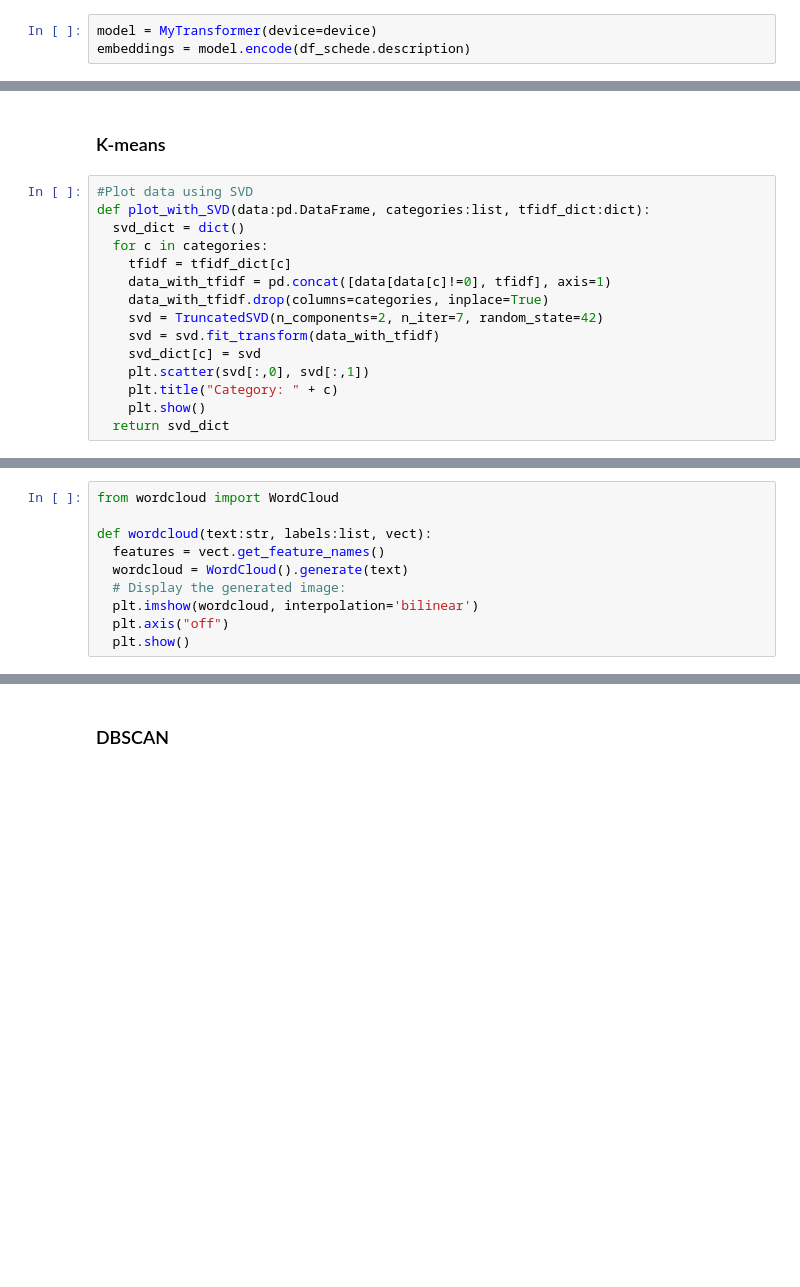
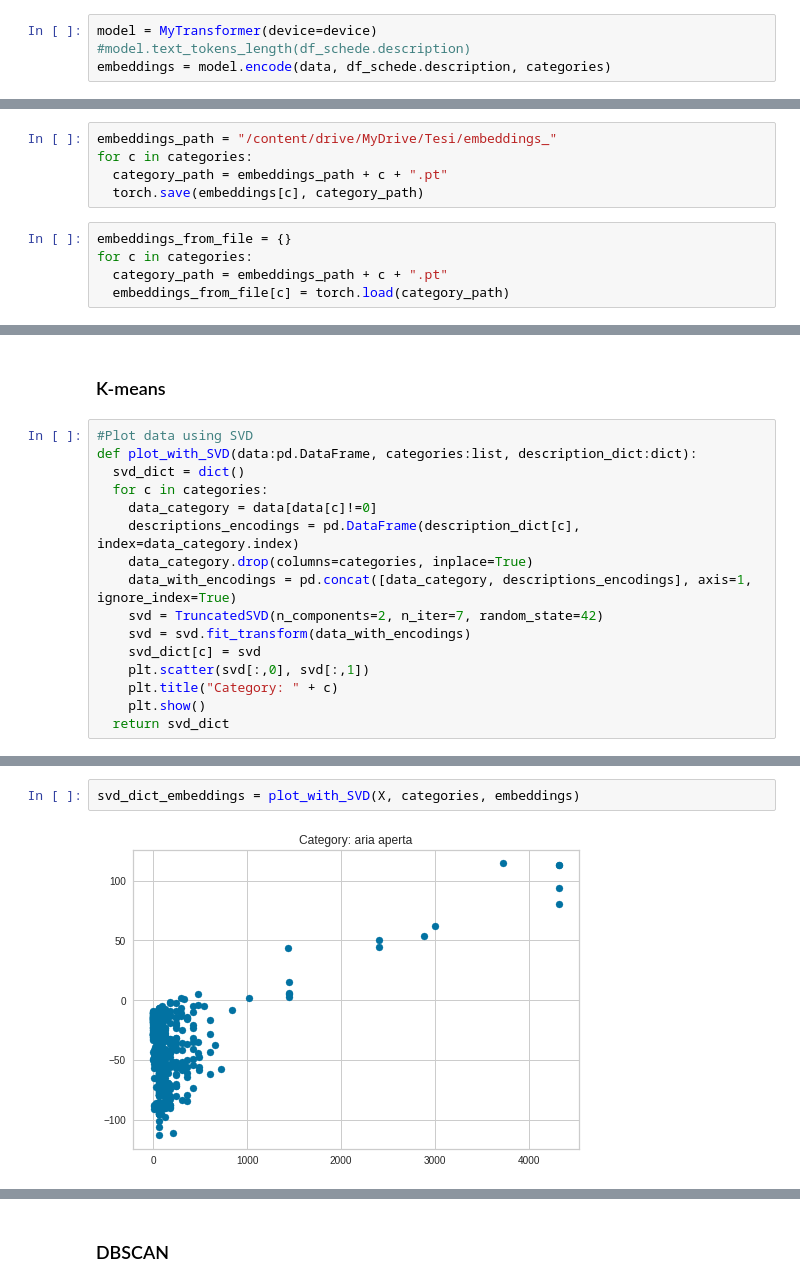
Before and after one commit to GianRomani/Notes, a Jupyter notebook: RecSys.ipynb, the cells around one changed output, grey strips where cells are left out. Drawn from its saved outputs; the diff is of its cells as text; blank space fills up the shorter version.

Commit message:
Embeddings with transformers and DBSCAN analysis

```diff
--- a/RecSys.ipynb
+++ b/RecSys.ipynb
@@ -237,4 +271,5 @@ class MyTransformer():
 # %%
 model = MyTransformer(device=device)
-embeddings = model.encode(df_schede.description)
+#model.text_tokens_length(df_schede.description)
+embeddings = model.encode(data, df_schede.description, categories)
 # %% [output]
@@ -256,3 +283,13 @@ save_embeddings_on_file(embeddings, embeddings_path)
+# %%
+embeddings_path = "/content/drive/MyDrive/Tesi/embeddings_"
+for c in categories:
+  category_path = embeddings_path + c + ".pt"
+  torch.save(embeddings[c], category_path)
+# %%
+embeddings_from_file = {}
+for c in categories:
+  category_path = embeddings_path + c + ".pt"
+  embeddings_from_file[c] = torch.load(category_path)
 # %% [markdown]
 # Recommender systems
 # %%
@@ -401,14 +439,15 @@ Description: Forse la spiaggia più bella di tutta l’isola di phuket! Freedom
 ### K-means
 # %%
 #Plot data using SVD
-def plot_with_SVD(data:pd.DataFrame, categories:list, tfidf_dict:dict):
+def plot_with_SVD(data:pd.DataFrame, categories:list, description_dict:dict):
   svd_dict = dict()
   for c in categories:
-    tfidf = tfidf_dict[c]
-    data_with_tfidf = pd.concat([data[data[c]!=0], tfidf], axis=1)
-    data_with_tfidf.drop(columns=categories, inplace=True)
+    data_category = data[data[c]!=0]
+    descriptions_encodings = pd.DataFrame(description_dict[c], index=data_category.index)
+    data_category.drop(columns=categories, inplace=True)
+    data_with_encodings = pd.concat([data_category, descriptions_encodings], axis=1, ignore_index=True)
     svd = TruncatedSVD(n_components=2, n_iter=7, random_state=42)
-    svd = svd.fit_transform(data_with_tfidf)
+    svd = svd.fit_transform(data_with_encodings)
     svd_dict[c] = svd
     plt.scatter(svd[:,0], svd[:,1])
     plt.title("Category: " + c)
@@ -423,13 +462,7 @@ svd_dict = plot_with_SVD(X, categories, tfidf_dict)
 [figure]
 [figure]
 [figure]
-# %%
-from wordcloud import WordCloud
-
-def wordcloud(text:str, labels:list, vect):
-  features = vect.get_feature_names()
-  wordcloud = WordCloud().generate(text)
-  # Display the generated image:
-  plt.imshow(wordcloud, interpolation='bilinear')
-  plt.axis("off")
-  plt.show()
+# %%
+svd_dict_embeddings = plot_with_SVD(X, categories, embeddings)
+# %% [output]
+[figure, added]
```
Also changed, not shown: parts of 44 cells of this notebook.
